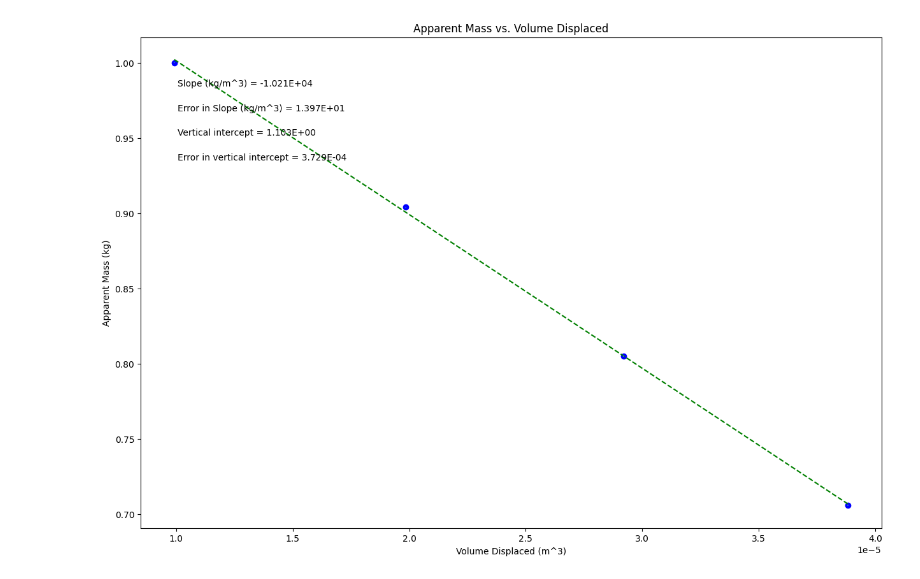
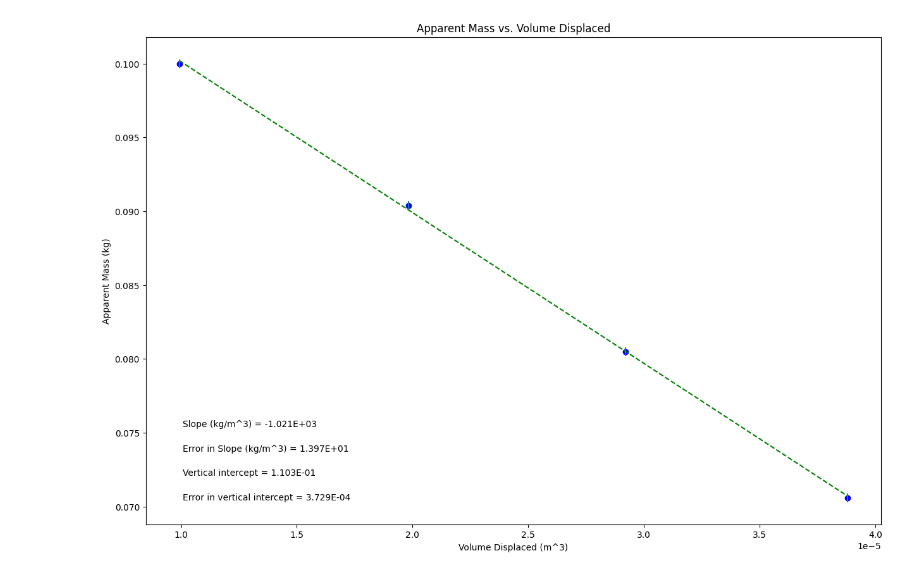
Before and after one commit to eb194660/Physics, a Jupyter notebook: Lab9.ipynb, the cells around one changed output. Saved outputs shown, nothing was run; the diff lists cells and outputs as text; code cells hidden in the pictures.

```diff
--- a/Lab9.ipynb
+++ b/Lab9.ipynb
@@ -19,9 +19,9 @@ import matplotlib.pyplot as plt
 #variable names should start with a letter and must contain only letters, numbers, and underscores
 
 
-xvariable_Volume_Displaced = np.array([9.91973490159475E-06, 0.0000198394698031895, 0.0000291996299154635, 0.0000388141422047015])
+xvariable_Volume_Displaced = np.array([.00000991973490159475, 0.0000198394698031895, 0.0000291996299154635, 0.0000388141422047015])
 
-yvariable_Mass = np.array([1.00, 0.904, 0.805, 0.706])
+yvariable_Mass = np.array([.1, 0.0904, 0.0805, 0.0706])
 
 err_yvariable_Mass_Uncertanty = np.array([0.0003, 0.0003, 0.0003, 0.0003])
 
@@ -45,7 +45,7 @@ slope_units= 'kg/m^3'
 #UPDATE ANNOTATION PLACEMENT SO IT'S OUT OF WAY OF PLOTTED DATA AND BEST FIT LINE
 #integer from 1 to 4, top R corner is 1 (counter-clockwise from there)
 
-annotation_placement=2
+annotation_placement=3
 
 
 #-----------------------------------------------------------------------#
@@ -92,31 +92,31 @@ elif annotation_placement==3 or annotation_placement==4:
 #Don't need to change anything in this section!
 
 #Plot data on graph. Plot error bars and place values for slope,
 #error in slope, and vertical intercept (plus error) on the plot using "annotate"
 
 plt.figure(figsize=(15,10))
 
 plt.plot(x, fit, color='green', linestyle='--')
 plt.scatter(x, y, color='blue', marker='o')
 
 plt.xlabel(x_label)
 plt.ylabel(y_label)
 plt.title(plot_title)
 
 plt.errorbar(x, y, yerr=dy, xerr=None, fmt="none") #don't need to plot x error bars
 
 plt.annotate('Slope ({}) = {value:.{digits}E}'.format(slope_units,value=m, digits=3),
              (xpos, ypos[0]), xycoords='axes fraction')
 
 plt.annotate('Error in Slope ({}) = {value:.{digits}E}'.format(slope_units,value=dm, digits=3),
              (xpos, ypos[1]), xycoords='axes fraction')
 
 plt.annotate('Vertical intercept = {value:.{digits}E}'.format(value=b, digits=3),
              (xpos, ypos[2]), xycoords='axes fraction')
 
 plt.annotate('Error in vertical intercept = {value:.{digits}E}'.format(value=db, digits=3),
              (xpos, ypos[3]), xycoords='axes fraction')
 
 plt.show()
 # %% [output]
-[figure, old version]
+[figure, new version]
```
